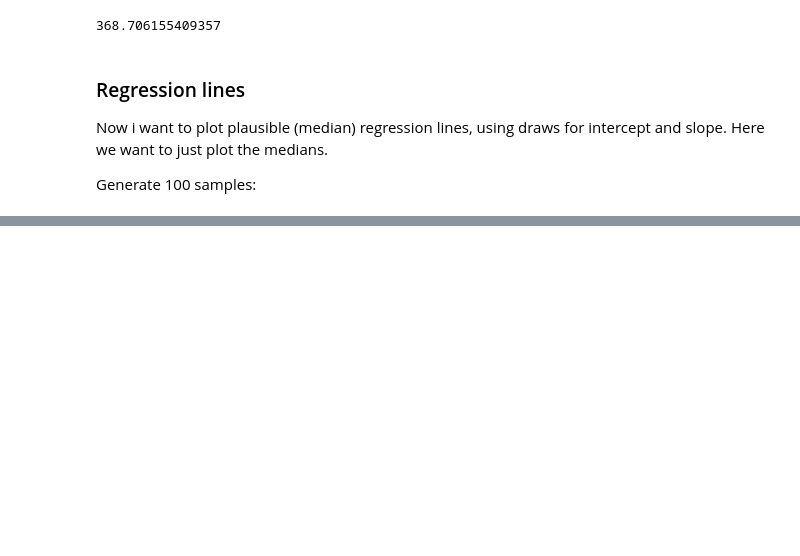
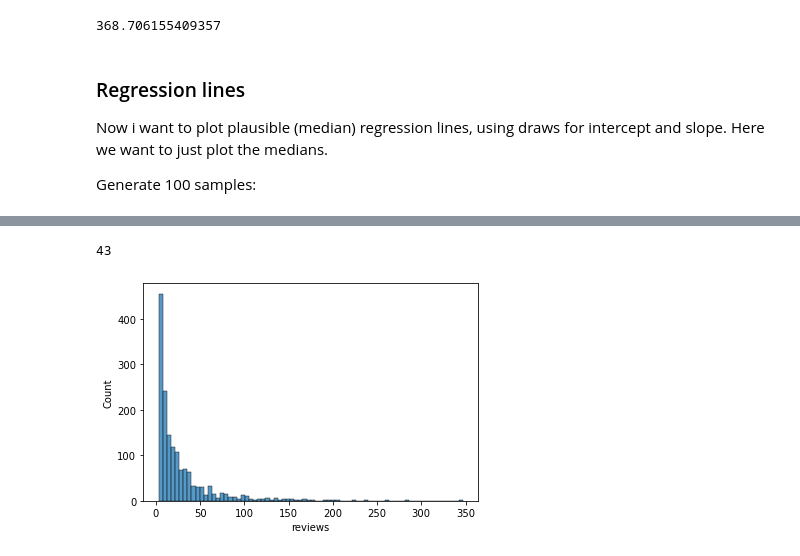
Before and after one commit to DrEntropy/BayesRulesWork, a Jupyter notebook: Chapter18.ipynb, the cells around one changed output, grey strips where cells are left out. Cells and saved outputs as stored; diff of their text form; code cells hidden in the pictures; blank space fills up the shorter version.

```diff
--- a/Chapter18.ipynb
+++ b/Chapter18.ipynb
@@ -190,0 +244,3 @@ These are the samples I need to compute new predictions for a new group.
+# %%
+airbnb = pd.read_csv("airbnb.csv")
+airbnb.head()
@@ -190,0 +254,8 @@ These are the samples I need to compute new predictions for a new group.
+# %%
+len(airbnb.neighborhood.unique())
+# %% [output]
+43
+# %%
+sns.histplot(airbnb, x = 'reviews');
+# %% [output]
+[figure, added]
```
Also changed, not shown: parts of 55 cells of this notebook.
